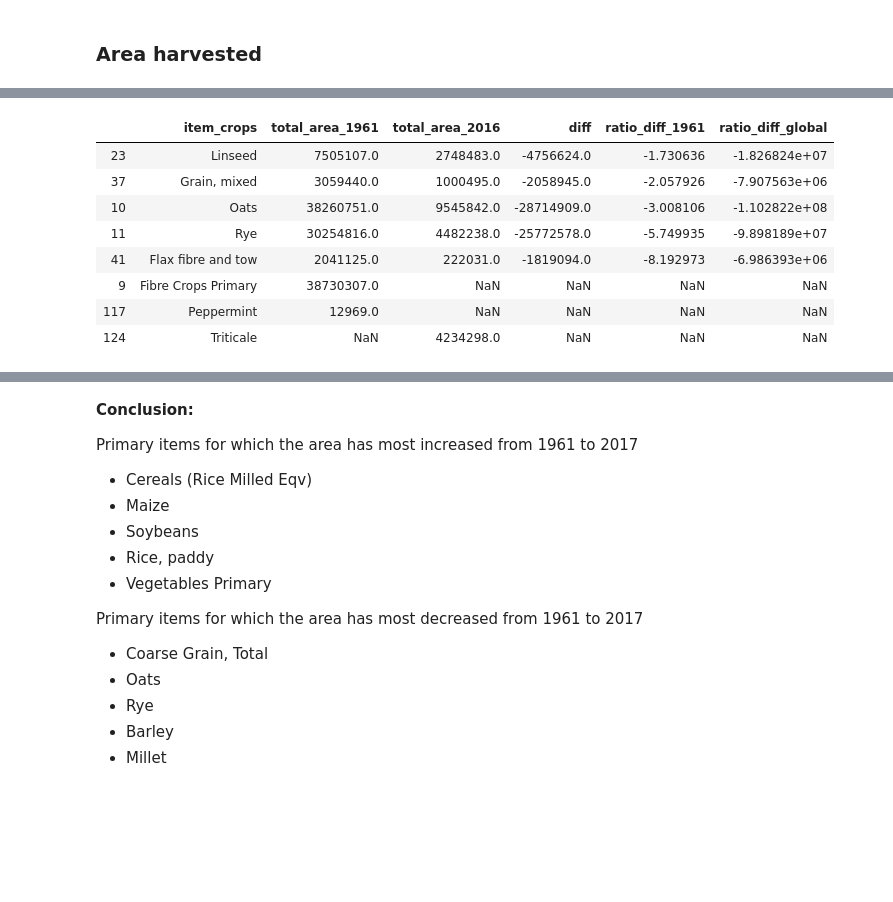
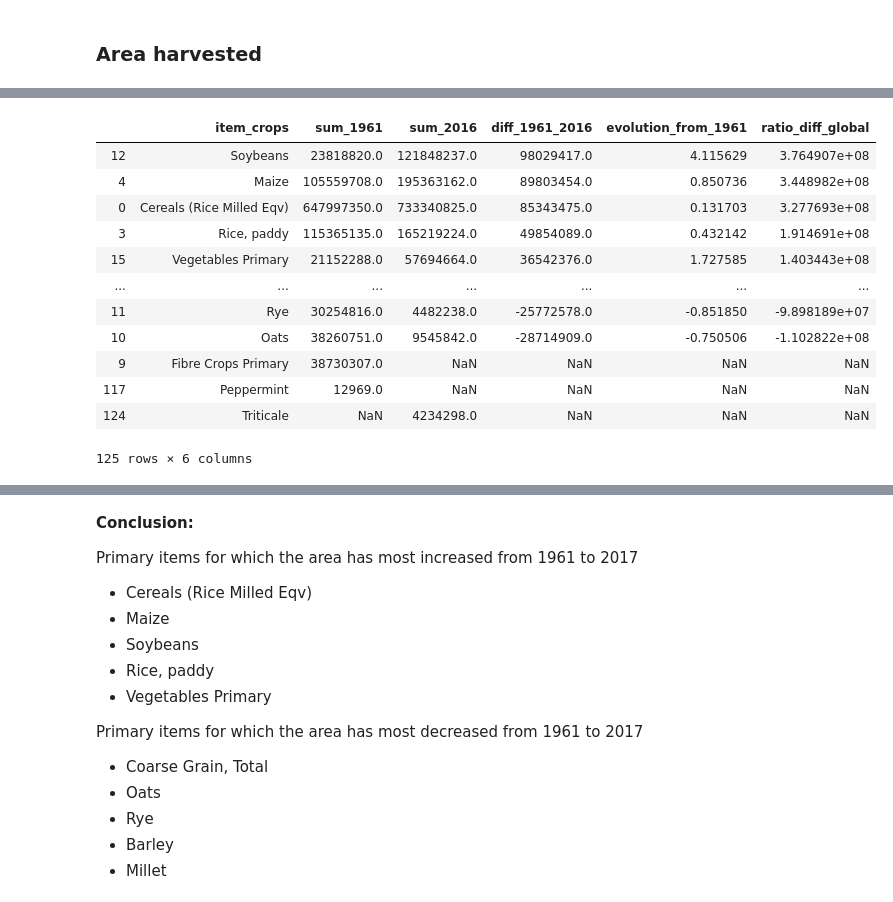
Before and after one commit to dsalathe/jurassic-spark, a Jupyter notebook: justine-story.ipynb, the cells around one changed output, grey strips where cells are left out. Saved outputs shown, nothing was run; the diff lists cells and outputs as text; code cells hidden in the pictures; blank space fills up the shorter version.

```diff
--- a/justine-story.ipynb
+++ b/justine-story.ipynb
@@ -244,12 +216,16 @@ comp_crop_area.sort_values('ratio_diff_1961', ascending=False).head(10)
-# %%
-comp_crop_area.sort_values('ratio_diff_1961', ascending=False).tail(8)
-# %% [output]
-|  | item_crops | total_area_1961 | total_area_2016 | diff | ratio_diff_1961 | ratio_diff_global |
-| 23 | Linseed | 7505107.0 | 2748483.0 | -4756624.0 | -1.730636 | -1.826824e+07 |
-| 37 | Grain, mixed | 3059440.0 | 1000495.0 | -2058945.0 | -2.057926 | -7.907563e+06 |
-| 10 | Oats | 38260751.0 | 9545842.0 | -28714909.0 | -3.008106 | -1.102822e+08 |
-| 11 | Rye | 30254816.0 | 4482238.0 | -25772578.0 | -5.749935 | -9.898189e+07 |
-| 41 | Flax fibre and tow | 2041125.0 | 222031.0 | -1819094.0 | -8.192973 | -6.986393e+06 |
-| 9 | Fibre Crops Primary | 38730307.0 | NaN | NaN | NaN | NaN |
-| 117 | Peppermint | 12969.0 | NaN | NaN | NaN | NaN |
-| 124 | Triticale | NaN | 4234298.0 | NaN | NaN | NaN |
+# %%
+stat_by_crop('area_harvested', sort_ratio=False)
+# %% [output]
+|  | item_crops | sum_1961 | sum_2016 | diff_1961_2016 | evolution_from_1961 | ratio_diff_global |
+| 12 | Soybeans | 23818820.0 | 121848237.0 | 98029417.0 | 4.115629 | 3.764907e+08 |
+| 4 | Maize | 105559708.0 | 195363162.0 | 89803454.0 | 0.850736 | 3.448982e+08 |
+| 0 | Cereals (Rice Milled Eqv) | 647997350.0 | 733340825.0 | 85343475.0 | 0.131703 | 3.277693e+08 |
+| 3 | Rice, paddy | 115365135.0 | 165219224.0 | 49854089.0 | 0.432142 | 1.914691e+08 |
+| 15 | Vegetables Primary | 21152288.0 | 57694664.0 | 36542376.0 | 1.727585 | 1.403443e+08 |
+| ... | ... | ... | ... | ... | ... | ... |
+| 11 | Rye | 30254816.0 | 4482238.0 | -25772578.0 | -0.851850 | -9.898189e+07 |
+| 10 | Oats | 38260751.0 | 9545842.0 | -28714909.0 | -0.750506 | -1.102822e+08 |
+| 9 | Fibre Crops Primary | 38730307.0 | NaN | NaN | NaN | NaN |
+| 117 | Peppermint | 12969.0 | NaN | NaN | NaN | NaN |
+| 124 | Triticale | NaN | 4234298.0 | NaN | NaN | NaN |
+125 rows × 6 columns
```
Also changed, not shown: parts of 49 cells of this notebook.
